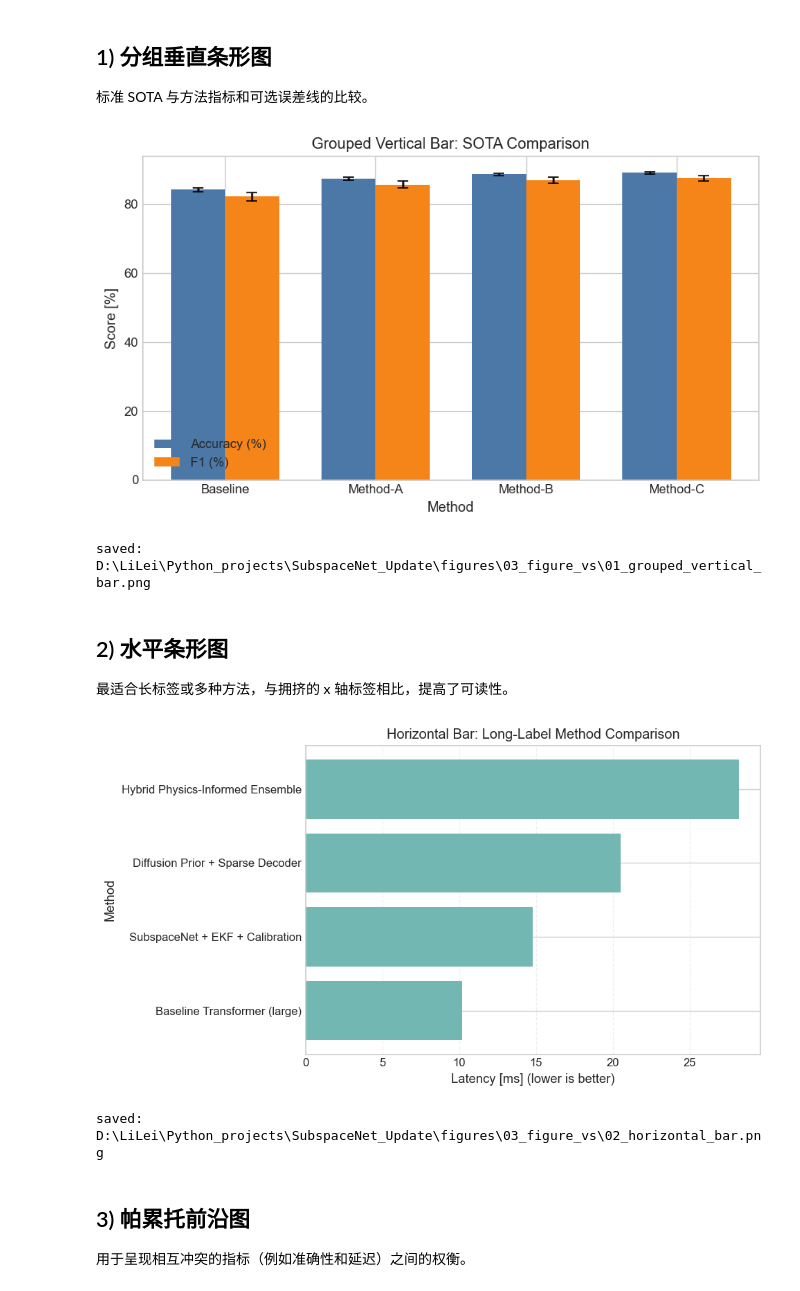
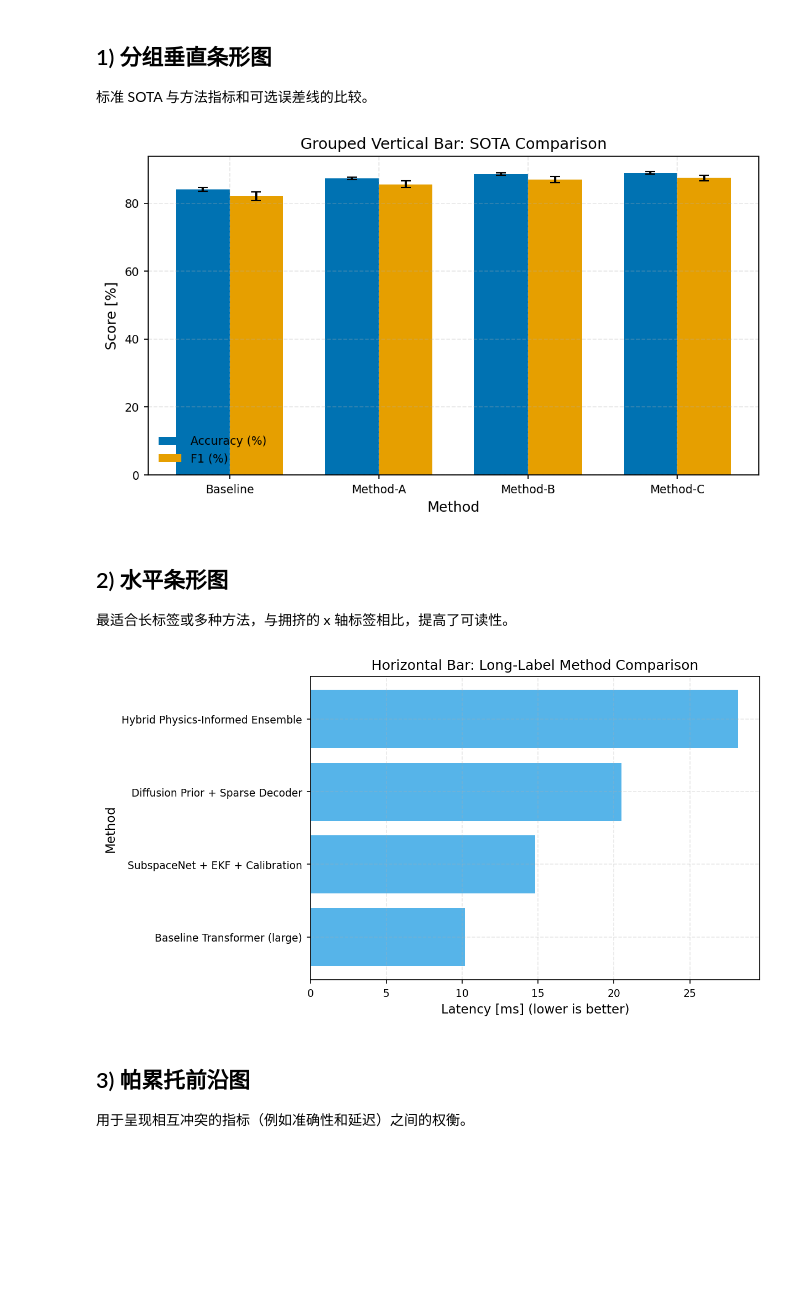
Before and after one commit to LeiLi04/SubspaceNet_Update, a Jupyter notebook: notebooks/03_Figure_vs.ipynb, the cells around one changed output. Cells and saved outputs as stored; diff of their text form; code cells hidden in the pictures; blank space fills up the shorter version.

```diff
--- a/notebooks/03_Figure_vs.ipynb
+++ b/notebooks/03_Figure_vs.ipynb
@@ -171,20 +170,20 @@ Synthetic dataset prepared.
 # %%
 x = np.arange(len(methods_short))
 width = 0.36
 
 fig, ax = plt.subplots(figsize=(7.4, 4.4))
-ax.bar(x - width/2, perf_df['accuracy'], width, yerr=perf_df['acc_std'], capsize=4, label='Accuracy (%)', color='#4C78A8')
-ax.bar(x + width/2, perf_df['f1'] * 100, width, yerr=perf_df['f1_std']*100, capsize=4, label='F1 (%)', color='#F58518')
+ax.bar(x - width/2, perf_df['accuracy'], width, yerr=perf_df['acc_std'], capsize=4, label='Accuracy (%)', color=OI[3])
+ax.bar(x + width/2, perf_df['f1'] * 100, width, yerr=perf_df['f1_std']*100, capsize=4, label='F1 (%)', color=OI[0])
 ax.set_xticks(x)
 ax.set_xticklabels(methods_short)
 ax.set_ylabel('Score [%]')
 ax.set_xlabel('Method')
 ax.set_title('Grouped Vertical Bar: SOTA Comparison')
-ax.legend(frameon=False)
-save_show('01_grouped_vertical_bar.png')
+ax.legend()
+plt.tight_layout()
+plt.show()
 # %% [output]
-[figure, old version]
+[figure, new version]
-saved: D:\LiLei\Python_projects\SubspaceNet_Update\figures\03_figure_vs\01_grouped_vertical_bar.png
 # %% [markdown]
 ## 2) 水平条形图
 
@@ -192,15 +191,15 @@ saved: D:\LiLei\Python_projects\SubspaceNet_Update\figures\03_figure_vs\01_group
 # %%
 order = perf_df.sort_values('latency_ms', ascending=True)
 fig, ax = plt.subplots(figsize=(8.2, 4.6))
-ax.barh(order['method_long'], order['latency_ms'], color='#72B7B2')
+ax.barh(order['method_long'], order['latency_ms'], color=OI[1])
 ax.set_xlabel('Latency [ms] (lower is better)')
 ax.set_ylabel('Method')
 ax.set_title('Horizontal Bar: Long-Label Method Comparison')
 ax.grid(axis='x', linestyle='--', alpha=0.3)
-save_show('02_horizontal_bar.png')
+plt.tight_layout()
+plt.show()
 # %% [output]
-[figure, old version]
+[figure, new version]
-saved: D:\LiLei\Python_projects\SubspaceNet_Update\figures\03_figure_vs\02_horizontal_bar.png
 # %% [markdown]
 ## 3) 帕累托前沿图
 
```
Also changed, not shown: parts of 19 cells of this notebook, 17 other files.
